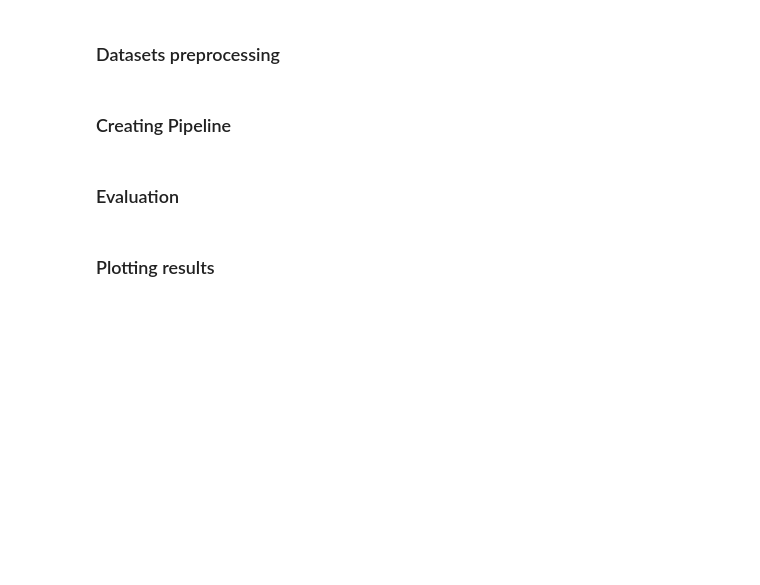
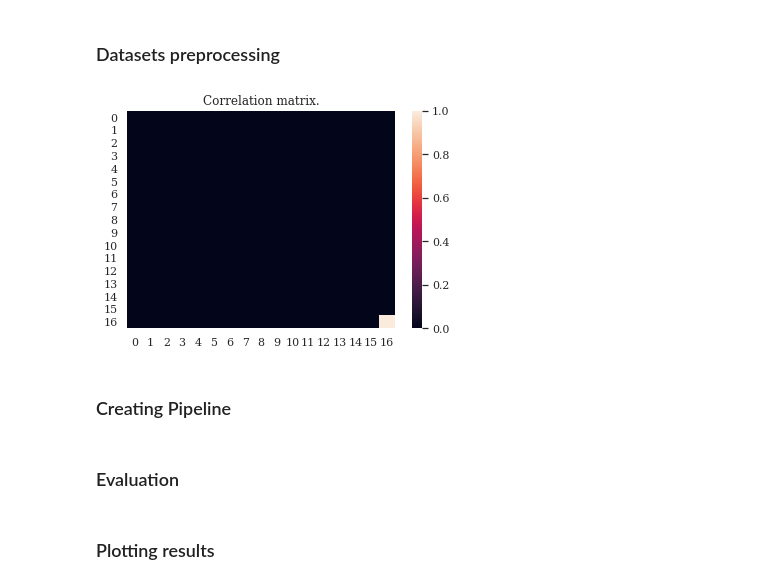
Before and after one commit to AlexandrePsq/RiemanMetrics, a Jupyter notebook: Comparing_frameworks.ipynb, the cells around one changed output. Saved outputs shown, nothing was run; the diff lists cells and outputs as text; code cells hidden in the pictures; blank space fills up the shorter version.

```diff
--- a/Comparing_frameworks.ipynb
+++ b/Comparing_frameworks.ipynb
@@ -65,3 +80,15 @@ raw.plot()
+# %%
+data = raw.get_data()
+(Ne, Ns) = data.shape
+data = data.reshape(1, Ne, Ns) # introduce Number of trials dimension
+m = Covariances().fit_transform(data)
+# %%
+sns.heatmap(np.squeeze(m), vmin=0, vmax=1)
+
+plt.title("Correlation matrix.")
+plt.show()
+# %% [output]
+[figure, added]
 # %% [markdown]
 ### Creating Pipeline
 # %%
```
Also changed, not shown: parts of 3 cells of this notebook, 1 other file.
